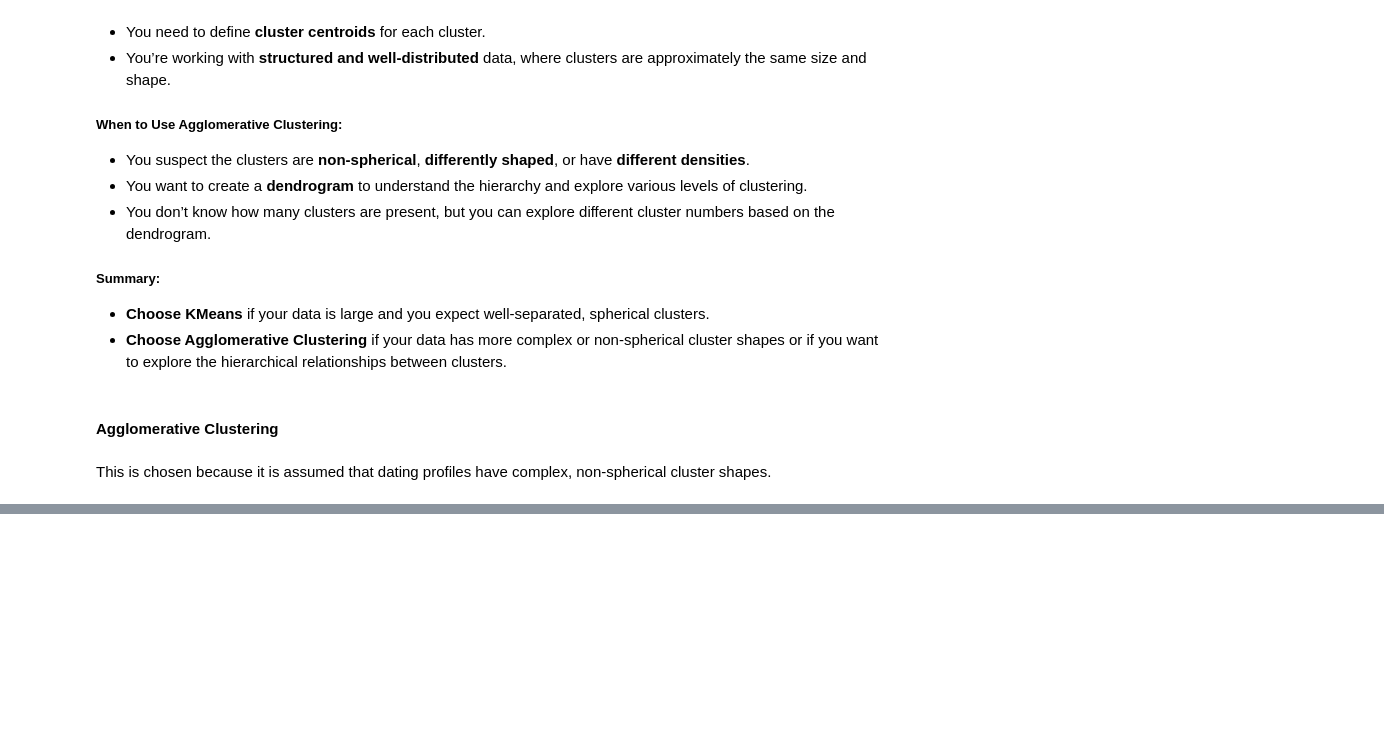
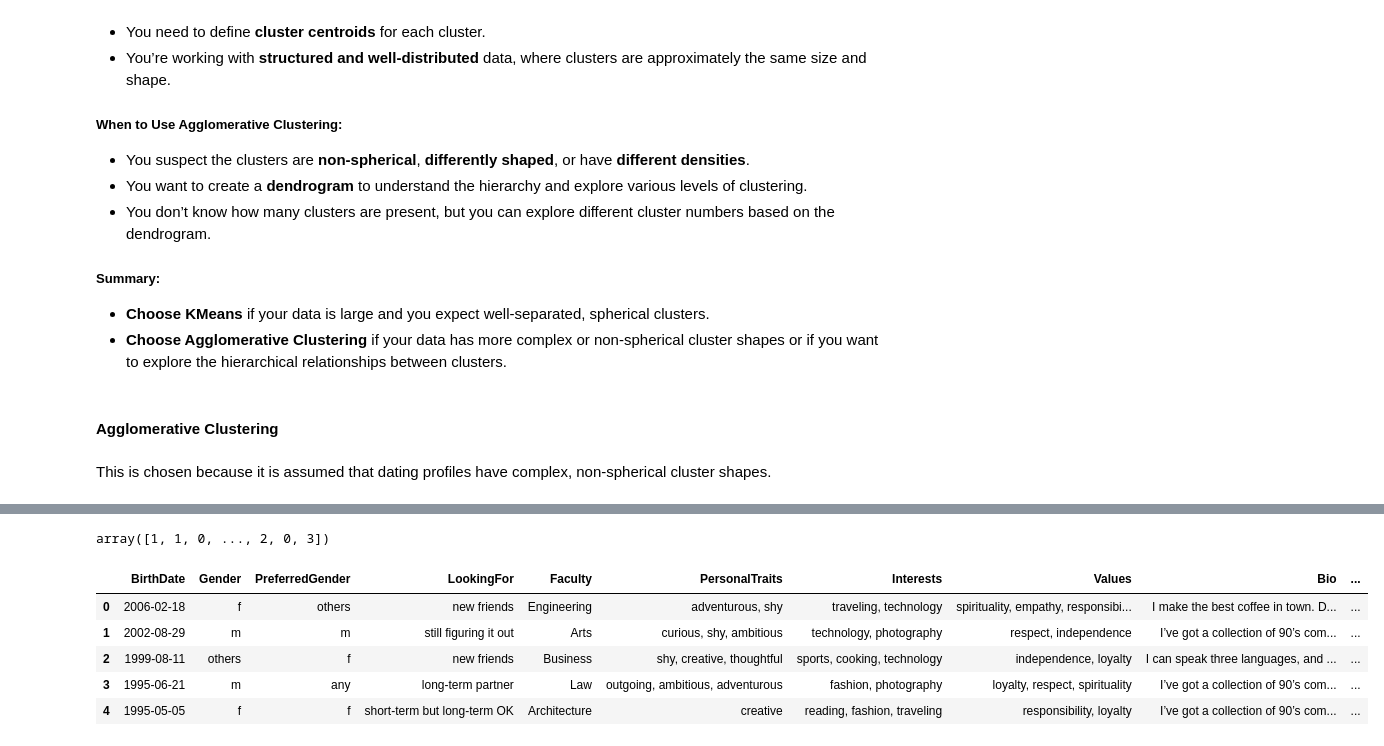
Before and after one commit to KhopSun/DatingApp_MatchMaking, a Jupyter notebook: Workspace.ipynb, the cells around one changed output, grey strips where cells are left out. Cells and saved outputs as stored; diff of their text form; code cells hidden in the pictures; blank space fills up the shorter version.

Commit message:
organizing dating profiles

```diff
--- a/Workspace.ipynb
+++ b/Workspace.ipynb
@@ -761,3 +762,7 @@ depends on the characteristics of your data and the goals of your analysis.
 #### Agglomerative Clustering
 # %% [markdown]
 This is chosen because it is assumed that dating profiles have complex, non-spherical cluster shapes.
+# %%
+df_pca_40 = pd.read_csv('df_pca_40.csv')
+# %%
+df_profiles = pd.read_csv('random_chulalongkorn_profiles.csv')
@@ -766,7 +780,23 @@ This is chosen because it is assumed that dating profiles have complex, non-sphe
 hac = AgglomerativeClustering(n_clusters=5)
 
 # Fitting
-hac.fit(df_pca)
+hac.fit(df_pca_40)
 
-# Getting cluster assignments
+# Assigning clusters
 cluster_assignments = hac.labels_
+# %%
+cluster_assignments
+# %% [output]
+array([1, 1, 0, ..., 2, 0, 3])
+# %%
+# Assigning the clusters to each profile
+df_profiles['Cluster'] = cluster_assignments
+# %%
+df_profiles.head()
+# %% [output]
+|  | BirthDate | Gender | PreferredGender | LookingFor | Faculty | PersonalTraits | Interests | Values | Bio | ... |
+| 0 | 2006-02-18 | f | others | new friends | Engineering | adventurous, shy | traveling, technology | spirituality, empathy, responsibi... | I make the best coffee in town. D... | ... |
+| 1 | 2002-08-29 | m | m | still figuring it out | Arts | curious, shy, ambitious | technology, photography | respect, independence | I’ve got a collection of 90’s com... | ... |
+| 2 | 1999-08-11 | others | f | new friends | Business | shy, creative, thoughtful | sports, cooking, technology | independence, loyalty | I can speak three languages, and ... | ... |
+| 3 | 1995-06-21 | m | any | long-term partner | Law | outgoing, ambitious, adventurous | fashion, photography | loyalty, respect, spirituality | I’ve got a collection of 90’s com... | ... |
+| 4 | 1995-05-05 | f | f | short-term but long-term OK | Architecture | creative | reading, fashion, traveling | responsibility, loyalty | I’ve got a collection of 90’s com... | ... |
```
Also changed, not shown: parts of 4 cells of this notebook.
